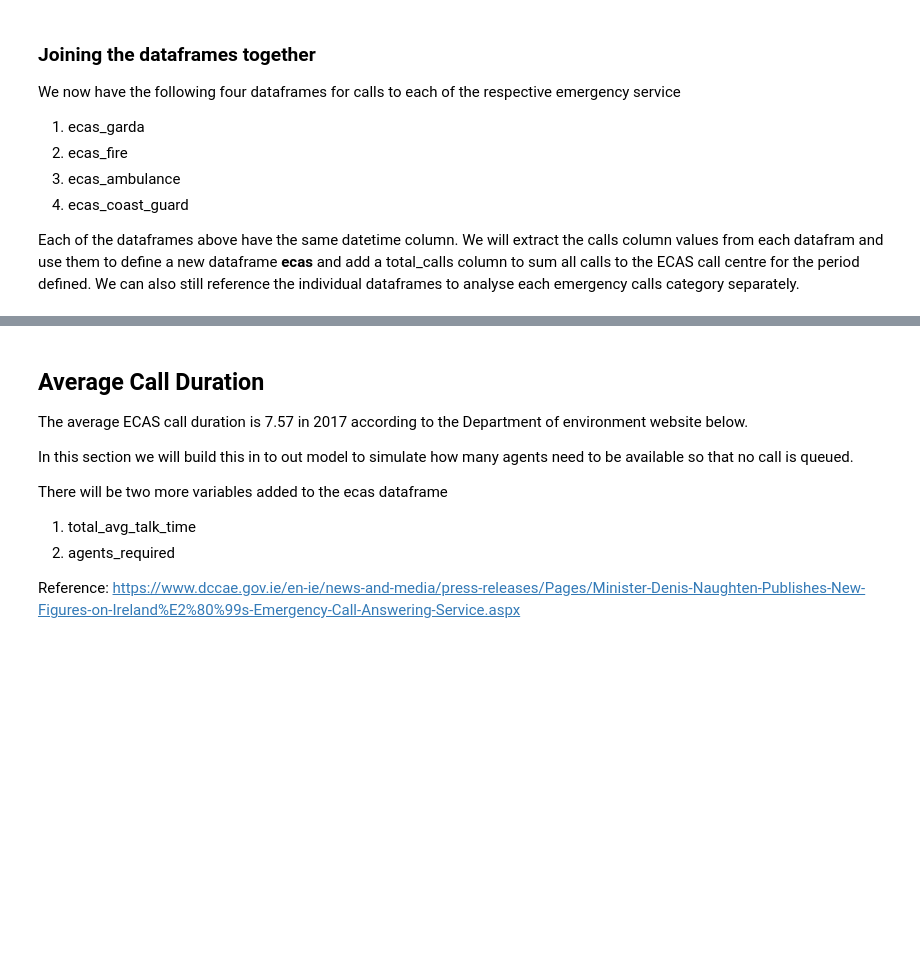
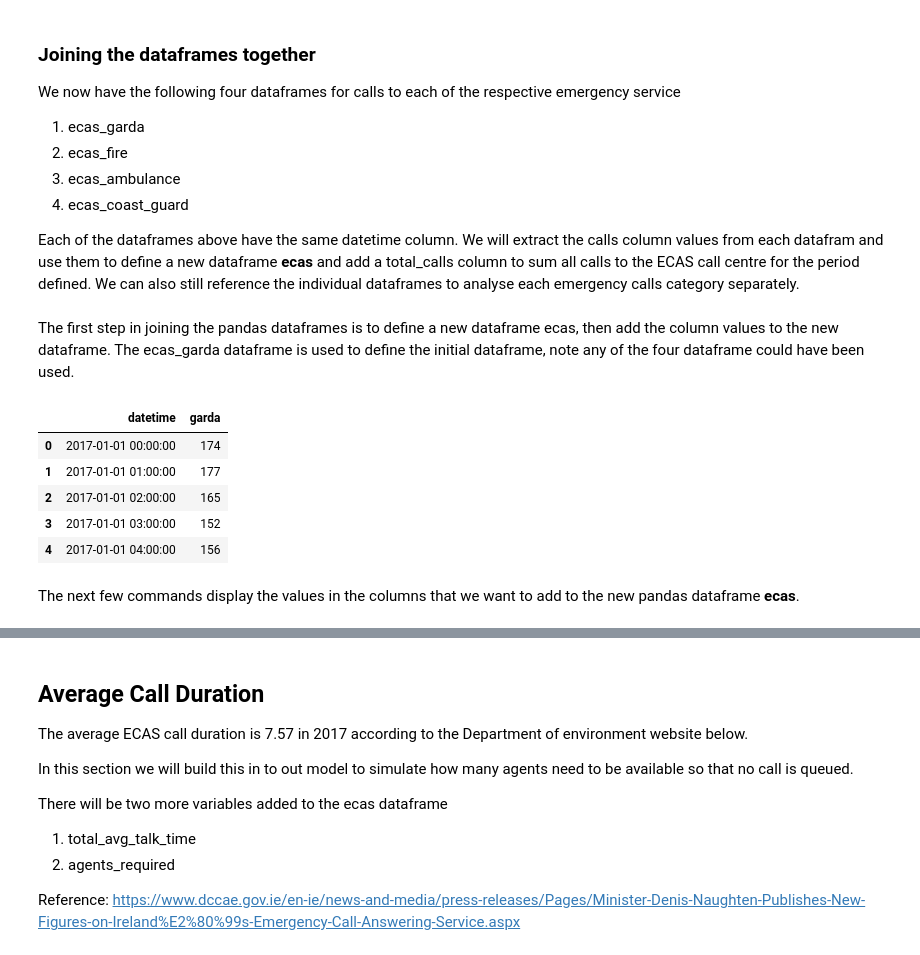
Before and after one commit to moranneil/Programming-For-Data-Analysis-Project-2019, a Jupyter notebook: Programming-For-Data-Analysis-Project-2019.ipynb, the cells around one changed output, grey strips where cells are left out. Saved outputs shown, nothing was run; the diff lists cells and outputs as text; code cells hidden in the pictures; blank space fills up the shorter version.

```diff
--- a/Programming-For-Data-Analysis-Project-2019.ipynb
+++ b/Programming-For-Data-Analysis-Project-2019.ipynb
@@ -321,6 +321,24 @@ We now have the following four dataframes for calls to each of the respective em
 4. ecas_coast_guard
 
 Each of the dataframes above have the same datetime column. We will extract the calls column values from each datafram and use them to define a new dataframe **ecas** and add a total_calls column to sum all calls to the ECAS call centre for the period defined. We can also still reference the individual dataframes to analyse each emergency calls category separately.
+# %% [markdown]
+The first step in joining the pandas dataframes is to define a new dataframe ecas, then add the column values to the new dataframe. The ecas_garda dataframe is used to define the initial dataframe, note any of the four dataframe could have been used.
+# %%
+#Define the new dataframe to equal ecas_garda dataframe
+
+ecas = ecas_garda
+
+#Print the first 5 rows of the new ecas dataframe
+ecas.head()
+# %% [output]
+|  | datetime | garda |
+| 0 | 2017-01-01 00:00:00 | 174 |
+| 1 | 2017-01-01 01:00:00 | 177 |
+| 2 | 2017-01-01 02:00:00 | 165 |
+| 3 | 2017-01-01 03:00:00 | 152 |
+| 4 | 2017-01-01 04:00:00 | 156 |
+# %% [markdown]
+The next few commands display the values in the columns that we want to add to the new pandas dataframe **ecas**.
 # %%
 # Creating an array of values from the Dataframe ecas_fire
 # Reference: https://stackoverflow.com/questions/46396257/adding-a-new-column-in-pandas-dataframe-from-another-dataframe-with-differing-in
```
Also changed, not shown: parts of 31 cells of this notebook.
